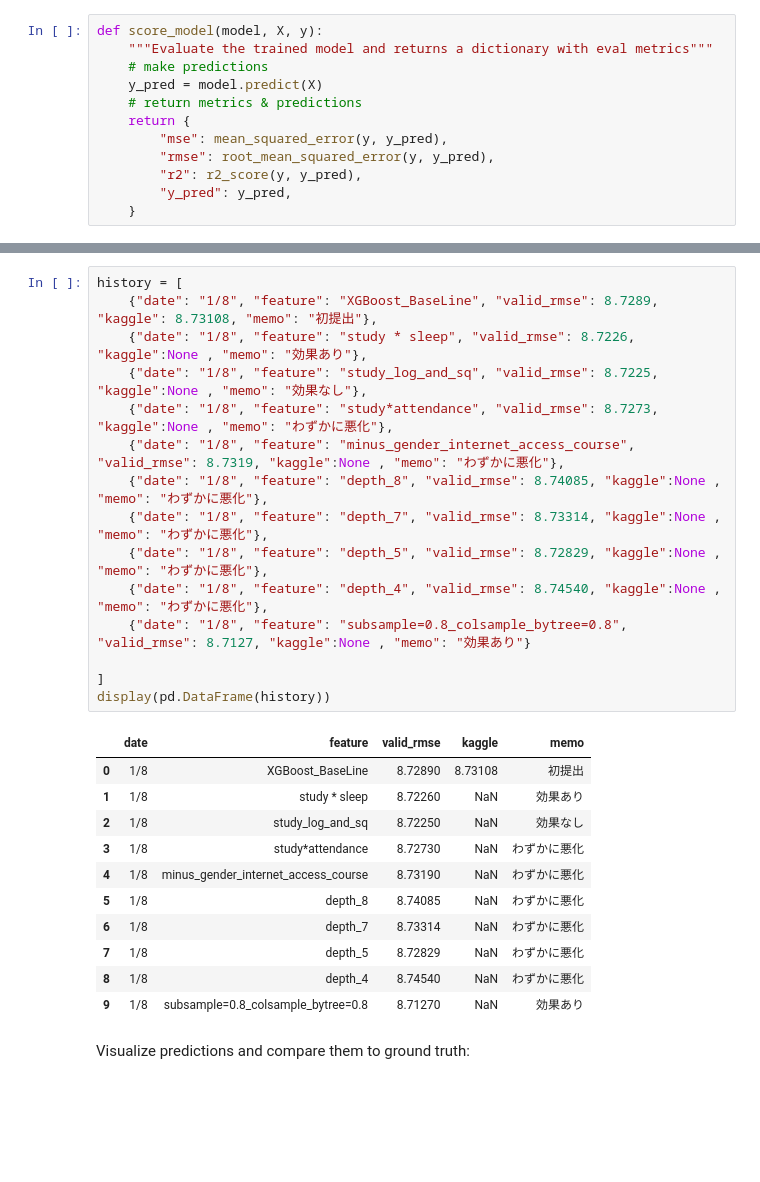
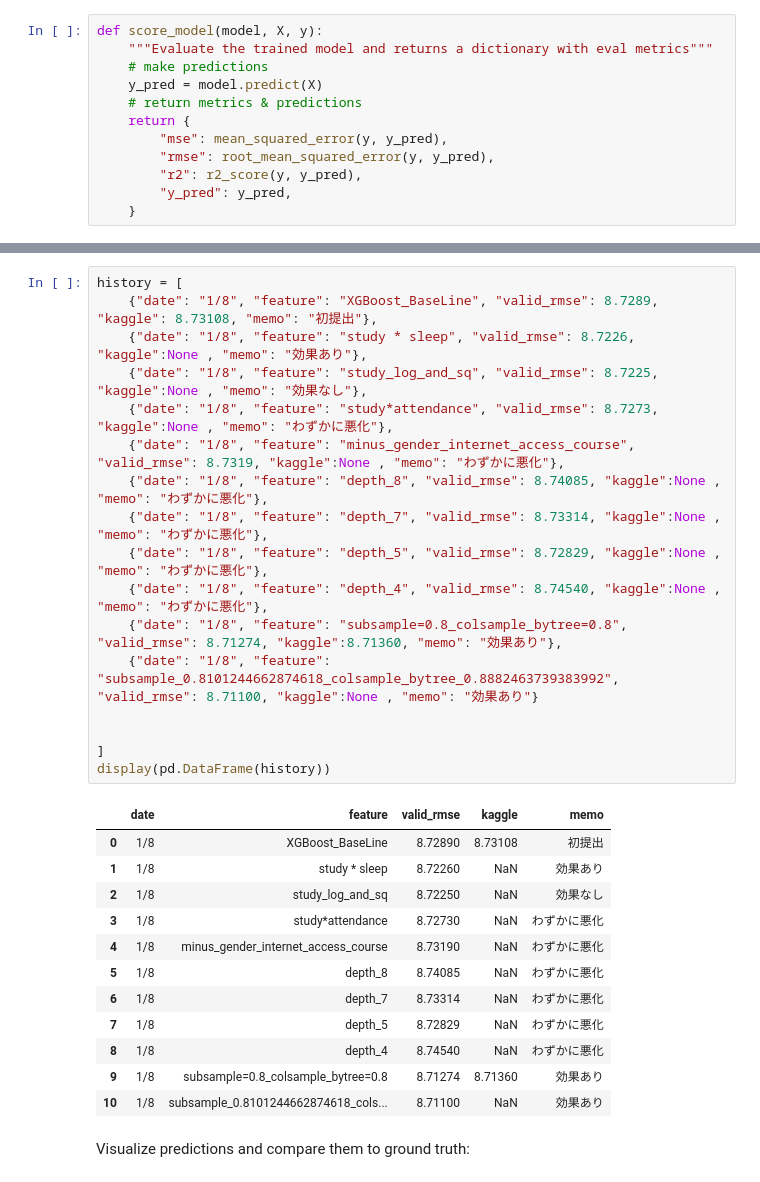
Before and after one commit to gikkavu/Kaggle, a Jupyter notebook: xgboost-studenttestscores-kr.ipynb, the cells around one changed output, grey strips where cells are left out. Saved outputs shown, nothing was run; the diff lists cells and outputs as text; blank space fills up the shorter version.

```diff
--- a/xgboost-studenttestscores-kr.ipynb
+++ b/xgboost-studenttestscores-kr.ipynb
@@ -168,30 +203,33 @@ R2: 0.7862
 # %%
 history = [
     {"date": "1/8", "feature": "XGBoost_BaseLine", "valid_rmse": 8.7289, "kaggle": 8.73108, "memo": "初提出"},
     {"date": "1/8", "feature": "study * sleep", "valid_rmse": 8.7226, "kaggle":None , "memo": "効果あり"},
     {"date": "1/8", "feature": "study_log_and_sq", "valid_rmse": 8.7225, "kaggle":None , "memo": "効果なし"},
     {"date": "1/8", "feature": "study*attendance", "valid_rmse": 8.7273, "kaggle":None , "memo": "わずかに悪化"},
     {"date": "1/8", "feature": "minus_gender_internet_access_course", "valid_rmse": 8.7319, "kaggle":None , "memo": "わずかに悪化"},
     {"date": "1/8", "feature": "depth_8", "valid_rmse": 8.74085, "kaggle":None , "memo": "わずかに悪化"},
     {"date": "1/8", "feature": "depth_7", "valid_rmse": 8.73314, "kaggle":None , "memo": "わずかに悪化"},
     {"date": "1/8", "feature": "depth_5", "valid_rmse": 8.72829, "kaggle":None , "memo": "わずかに悪化"},
     {"date": "1/8", "feature": "depth_4", "valid_rmse": 8.74540, "kaggle":None , "memo": "わずかに悪化"},
-    {"date": "1/8", "feature": "subsample=0.8_colsample_bytree=0.8", "valid_rmse": 8.7127, "kaggle":None , "memo": "効果あり"}
+    {"date": "1/8", "feature": "subsample=0.8_colsample_bytree=0.8", "valid_rmse": 8.71274, "kaggle":8.71360, "memo": "効果あり"},
+    {"date": "1/8", "feature": "subsample_0.8101244662874618_colsample_bytree_0.8882463739383992", "valid_rmse": 8.71100, "kaggle":None , "memo": "効果あり"}
+
 
 ]
 display(pd.DataFrame(history))
 # %% [output]
 |  | date | feature | valid_rmse | kaggle | memo |
 | 0 | 1/8 | XGBoost_BaseLine | 8.72890 | 8.73108 | 初提出 |
 | 1 | 1/8 | study * sleep | 8.72260 | NaN | 効果あり |
 | 2 | 1/8 | study_log_and_sq | 8.72250 | NaN | 効果なし |
 | 3 | 1/8 | study*attendance | 8.72730 | NaN | わずかに悪化 |
 | 4 | 1/8 | minus_gender_internet_access_course | 8.73190 | NaN | わずかに悪化 |
 | 5 | 1/8 | depth_8 | 8.74085 | NaN | わずかに悪化 |
 | 6 | 1/8 | depth_7 | 8.73314 | NaN | わずかに悪化 |
 | 7 | 1/8 | depth_5 | 8.72829 | NaN | わずかに悪化 |
 | 8 | 1/8 | depth_4 | 8.74540 | NaN | わずかに悪化 |
-| 9 | 1/8 | subsample=0.8_colsample_bytree=0.8 | 8.71270 | NaN | 効果あり |
+| 9 | 1/8 | subsample=0.8_colsample_bytree=0.8 | 8.71274 | 8.71360 | 効果あり |
+| 10 | 1/8 | subsample_0.8101244662874618_cols... | 8.71100 | NaN | 効果あり |
 # %% [markdown]
 Visualize predictions and compare them to ground truth:
 # %%
```
Also changed, not shown: parts of 8 cells of this notebook, 1 other file.
